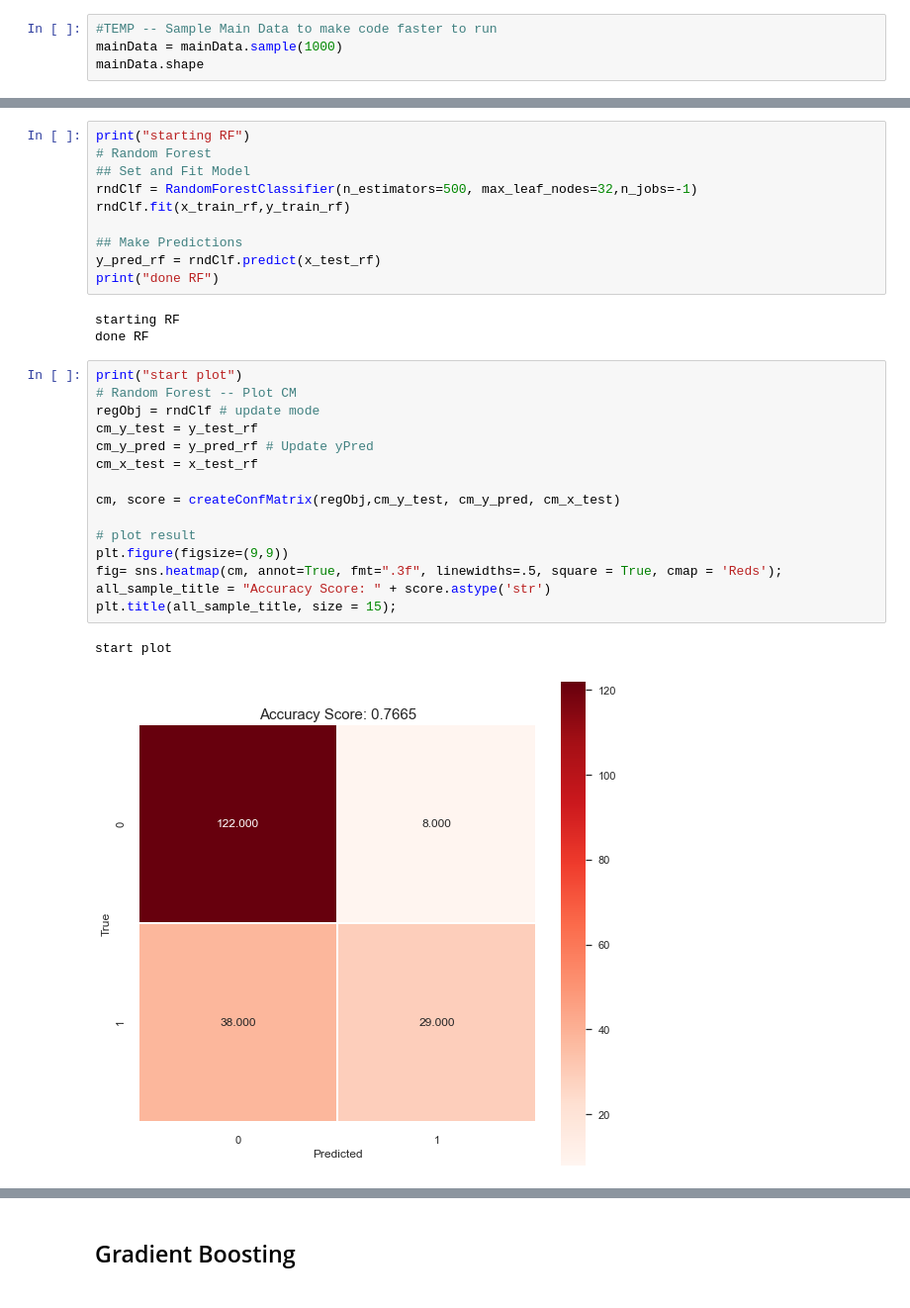
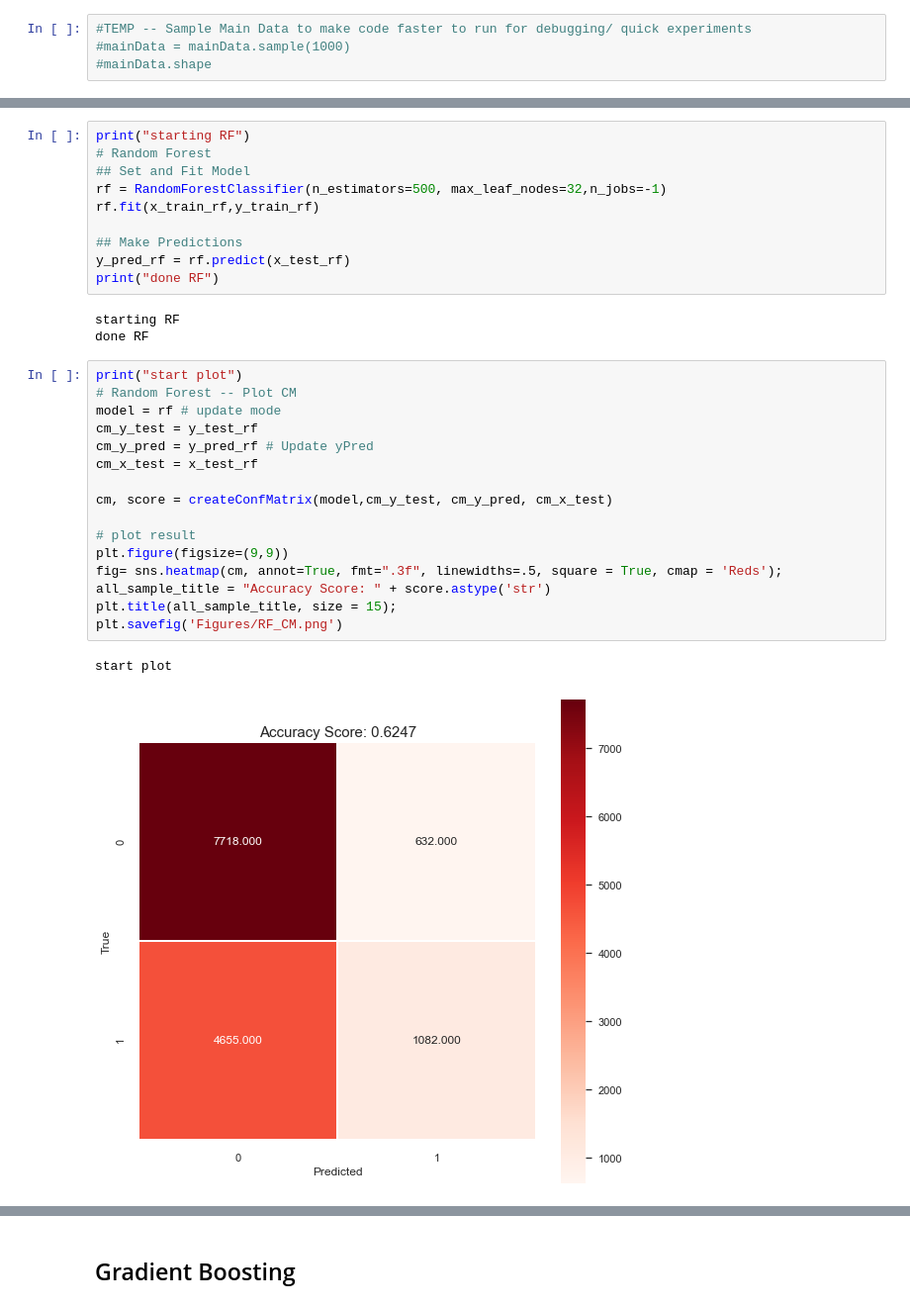
Before and after one commit to bcullinan32/ML_Course, a Jupyter notebook: Class-Data-Clean-Up.ipynb, the cells around one changed output, grey strips where cells are left out. Shown at 99% size. Cells and saved outputs as stored; diff of their text form.

Commit message:
refactored plots. added compare ROC plot

```diff
--- a/Class-Data-Clean-Up.ipynb
+++ b/Class-Data-Clean-Up.ipynb
@@ -105,6 +105,6 @@ admissionTypeLookUp
 # Set Aside Copy of DF for Experiments
 expData = mainData
 # %%
-#TEMP -- Sample Main Data to make code faster to run
-mainData = mainData.sample(1000)
-mainData.shape
+#TEMP -- Sample Main Data to make code faster to run for debugging/ quick experiments
+#mainData = mainData.sample(1000)
+#mainData.shape
@@ -778,11 +776,11 @@ y_test_rf = y_test
 print("starting RF")
 # Random Forest
 ## Set and Fit Model
-rndClf = RandomForestClassifier(n_estimators=500, max_leaf_nodes=32,n_jobs=-1)
-rndClf.fit(x_train_rf,y_train_rf)
+rf = RandomForestClassifier(n_estimators=500, max_leaf_nodes=32,n_jobs=-1)
+rf.fit(x_train_rf,y_train_rf)
 
 ## Make Predictions
-y_pred_rf = rndClf.predict(x_test_rf)
+y_pred_rf = rf.predict(x_test_rf)
 print("done RF")
 # %% [output]
 starting RF
@@ -790,21 +788,22 @@ done RF
 # %%
 print("start plot")
 # Random Forest -- Plot CM
-regObj = rndClf # update mode
+model = rf # update mode
 cm_y_test = y_test_rf
 cm_y_pred = y_pred_rf # Update yPred
 cm_x_test = x_test_rf
 
-cm, score = createConfMatrix(regObj,cm_y_test, cm_y_pred, cm_x_test)
+cm, score = createConfMatrix(model,cm_y_test, cm_y_pred, cm_x_test)
 
 # plot result
 plt.figure(figsize=(9,9))
 fig= sns.heatmap(cm, annot=True, fmt=".3f", linewidths=.5, square = True, cmap = 'Reds');
 all_sample_title = "Accuracy Score: " + score.astype('str')
 plt.title(all_sample_title, size = 15);
+plt.savefig('Figures/RF_CM.png')
 # %% [output]
 start plot
-[figure, old version]
+[figure, new version]
 # %%
 # Random Forest -- Precision/Recall Scores
 
```
Also changed, not shown: parts of 42 cells of this notebook, 8 other files.
